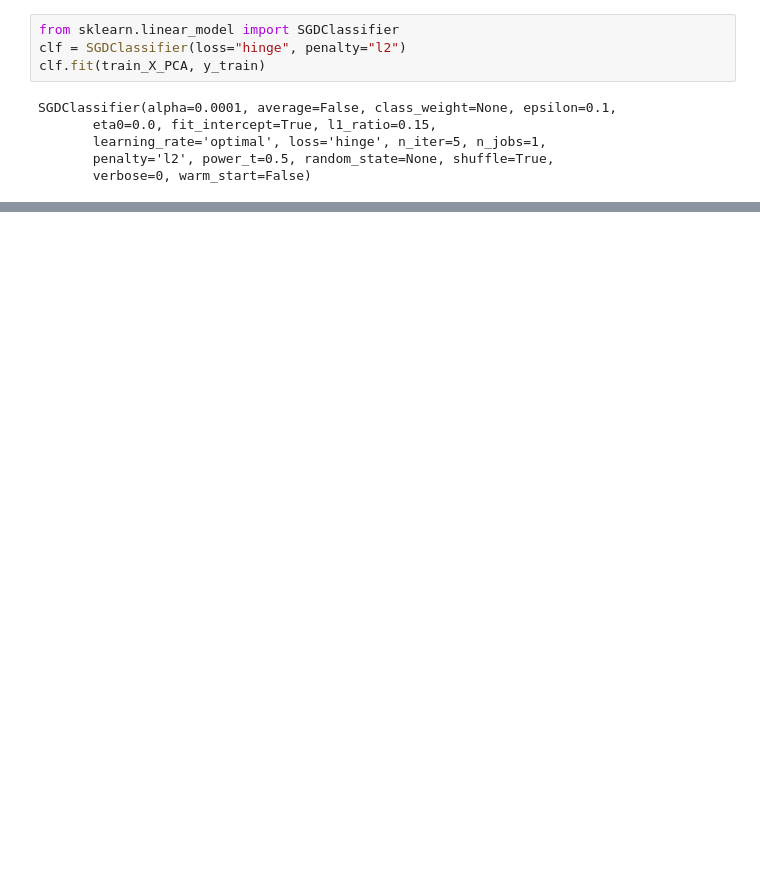
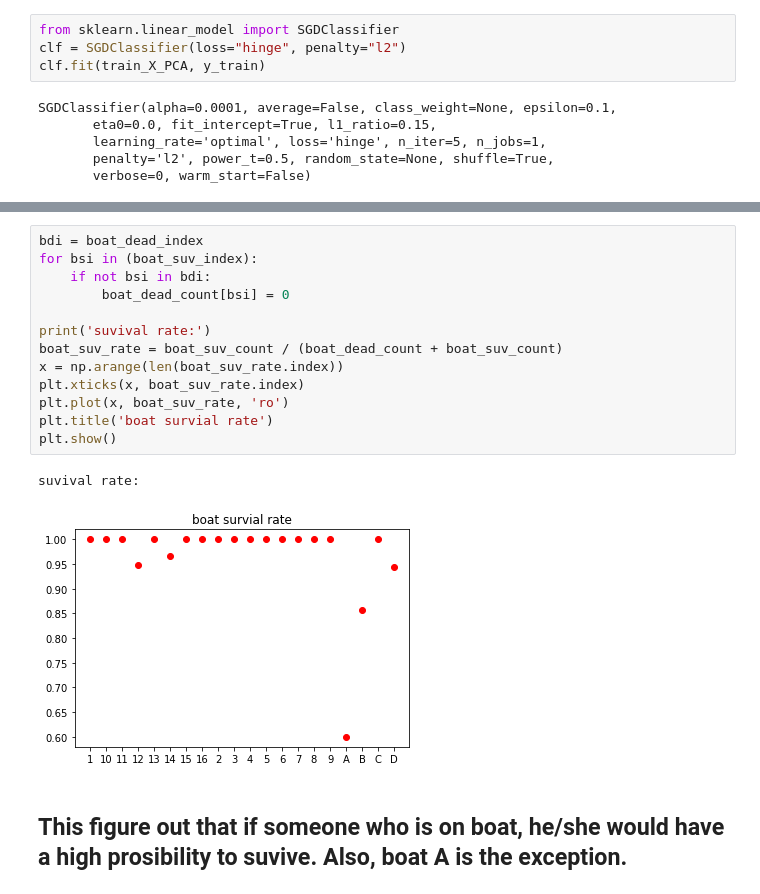
Before and after one commit to cmengwong/STASD, a Jupyter notebook: week8/hw8.ipynb, the cells around one changed output, grey strips where cells are left out. Saved outputs shown, nothing was run; the diff lists cells and outputs as text; blank space fills up the shorter version.

```diff
--- a/week8/hw8.ipynb
+++ b/week8/hw8.ipynb
@@ -294,0 +480,18 @@ print(acc)
+# %%
+bdi = boat_dead_index
+for bsi in (boat_suv_index):
+    if not bsi in bdi:
+        boat_dead_count[bsi] = 0
+
+print('suvival rate:')
+boat_suv_rate = boat_suv_count / (boat_dead_count + boat_suv_count)
+x = np.arange(len(boat_suv_rate.index))
+plt.xticks(x, boat_suv_rate.index)
+plt.plot(x, boat_suv_rate, 'ro')
+plt.title('boat survial rate')
+plt.show()
+# %% [output]
+suvival rate:
+[figure, added]
+# %% [markdown]
+## This figure out that if someone who is on boat, he/she would have a high prosibility to suvive. Also, boat A is the exception.
```
Also changed, not shown: parts of 52 cells of this notebook.
